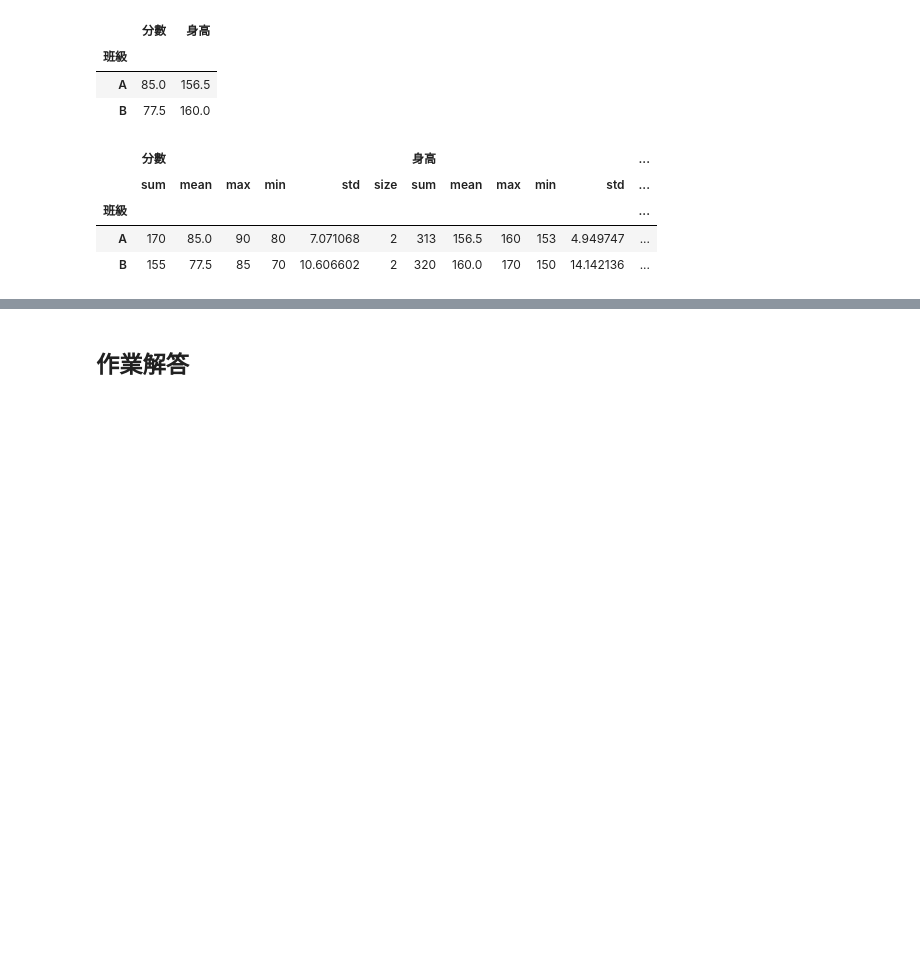
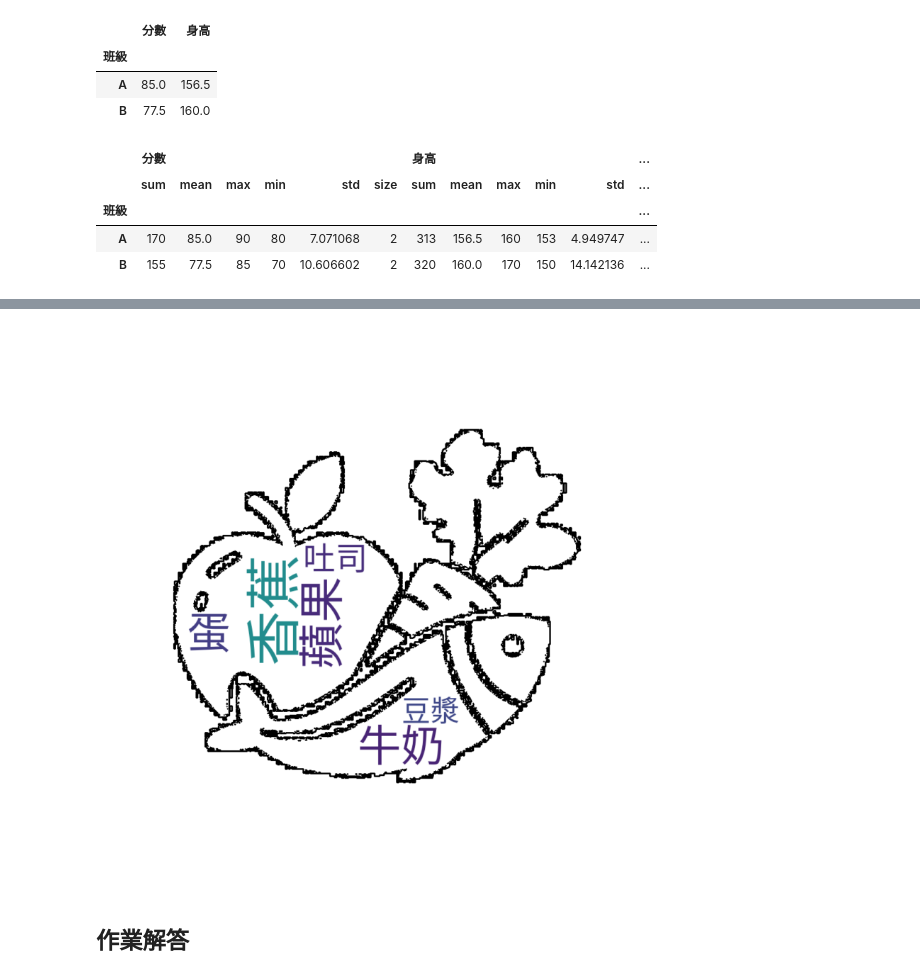
Before and after one commit to Huwalli/PLta, a Jupyter notebook: 資料視覺化.ipynb, the cells around one changed output, grey strips where cells are left out. Saved outputs shown, nothing was run; the diff lists cells and outputs as text; code cells hidden in the pictures; blank space fills up the shorter version.

```diff
--- a/資料視覺化.ipynb
+++ b/資料視覺化.ipynb
@@ -194,3 +314,31 @@ df.groupby("班級")[["分數","身高"]].agg(['sum','mean','max','min','std','s
+# %%
+import numpy as np
+from PIL import Image
+from wordcloud import WordCloud
+import matplotlib.pyplot as plt
+
+# 讀取 mask 圖片（記得把檔名換成你的）
+mask = np.array(Image.open("food.jpg"))
+
+# 假資料：你可以換成自己的 text 或 freq_dict
+text = "香蕉 蘋果 牛奶 蛋 吐司 豆漿 蘋果 香蕉 香蕉 蛋 牛奶"
+
+wc = WordCloud(
+    font_path="NotoSansCJKtc-Regular.otf",   # 你的中文字體
+    background_color="white",
+    mask=mask,                                # 使用蒙版
+    width=1000,
+    height=1000,
+    contour_width=2,                          # 可選：描邊更清楚
+    contour_color="black"
+).generate(text)
+
+plt.figure(figsize=(10,10))
+plt.imshow(wc, interpolation='bilinear')
+plt.axis("off")
+plt.show()
+# %% [output]
+[figure, added]
 # %% [markdown]
 ## 作業解答
 # %%
```
Also changed, not shown: parts of 8 cells of this notebook.
